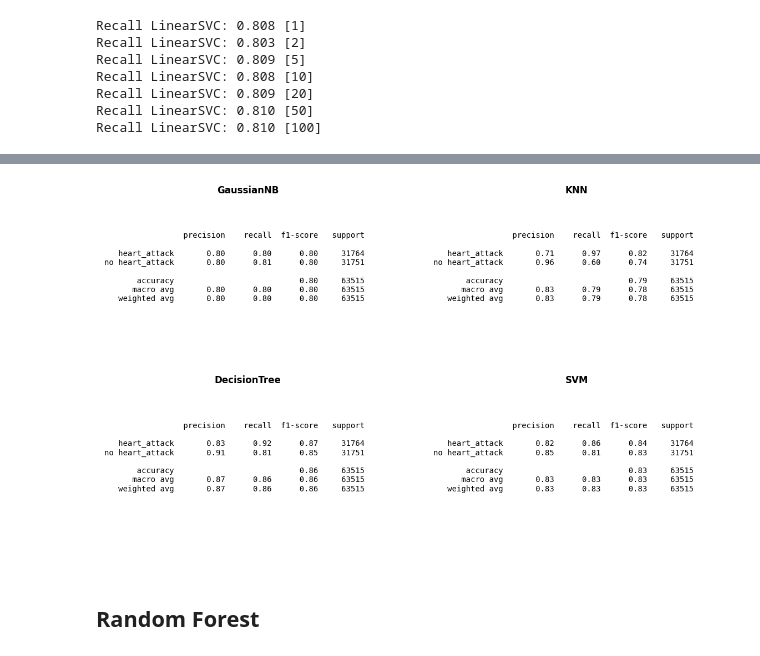
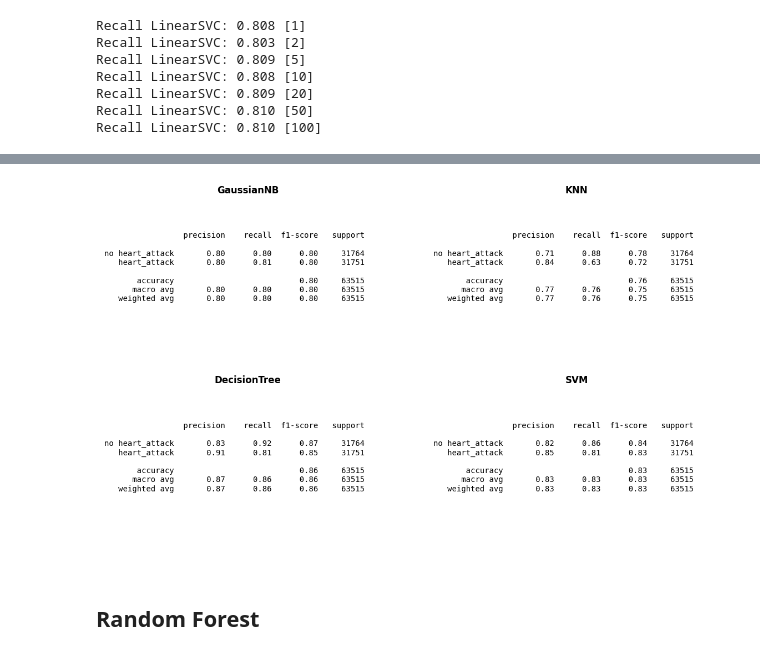
Before and after one commit to alexlafuente/heart_attack_prediction_md, a Jupyter notebook: meta_learning.ipynb, the cells around one changed output, grey strips where cells are left out. Cells and saved outputs as stored; diff of their text form; code cells hidden in the pictures.

```diff
--- a/meta_learning.ipynb
+++ b/meta_learning.ipynb
@@ -147,11 +173,9 @@ plt.show()
 # %% [output]
 [figure]
 # %%
-# Define base classifiers (untrained here, VotingClassifier will fit)
 modelGaussianNB = GaussianNB()
 modelKNN = KNeighborsClassifier(metric='manhattan', n_neighbors=3, weights='distance')
 modelDT = DecisionTreeClassifier(criterion='entropy', random_state=1)
-##modelSVM = SVC(C=10, max_iter=10000, probability = True) ##does not run
 modelSVM = LinearSVC(C=5, max_iter=10000,random_state=1) ##SVC roule pas, donc on ne peut pas faire soft voting
 
 # Create VotingClassifier with these estimators
@@ -177,7 +201,11 @@ params = {
         [1, 2, 2, 1],
         [1, 1, 2, 2],
         [2, 1, 1, 2],
-        [2, 2, 2, 2]
+        [2, 1, 2, 2], ## to see
+        [2, 1, 3, 2],
+        [2, 2, 2, 3],
+        [3, 2, 3, 3],
+        [3, 1, 3, 3]
     ]
 }
 
@@ -202,15 +230,15 @@ from sklearn.metrics import ConfusionMatrixDisplay
 report = classification_report(
     y_test,
     modelVoting.best_estimator_.predict(X_test),
-    target_names=['heart_attack', 'no heart_attack']
+    target_names=['no heart_attack', 'heart_attack']
 )
 fig, axes = plt.subplots(1, 2, figsize=(16, 8))
 ConfusionMatrixDisplay.from_estimator(
     modelVoting.best_estimator_,
     X_test,
     y_test,
-    display_labels=['0', '1'], ## voir si je dois mettre heart_attack ou 1
-    ax=axes[0]
+    display_labels=['no heart_attack', 'heart_attack'],
+    ax=axes[0],
 )
 axes[0].set_title('Confusion Matrix')
 axes[1].axis('off')
@@ -358,36 +365,36 @@ Accuracy GNB: 0.805 [200]
 ## n_estimators depending of the results found earlier
 modelBaggingDT = BaggingClassifier(estimator=DecisionTreeClassifier(), n_estimators=50, random_state=1).fit(X_train, y_train)
 modelBaggingGaussianNB = BaggingClassifier(estimator=GaussianNB(),n_estimators=20,random_state=1).fit(X_train, y_train)
-modelBaggingKNN = BaggingClassifier(estimator=KNeighborsClassifier(metric='manhattan', n_neighbors=29, weights='distance'),n_estimators=20,random_state=1).fit(X_train, y_train)
-modelBaggingSVM = BaggingClassifier(estimator=LinearSVC(C=5, max_iter=10000), n_estimators=50,random_state=1).fit(X_train, y_train)
+modelBaggingKNN = BaggingClassifier(estimator=KNeighborsClassifier(metric='manhattan', n_neighbors=3, weights='distance'),n_estimators=20,random_state=1).fit(X_train, y_train)
+modelBaggingSVM = BaggingClassifier(estimator=LinearSVC(C=5, max_iter=10000), n_estimators=50, random_state=1).fit(X_train, y_train)
 # %%
-reportBaggingGNB = classification_report(y_test, modelBaggingGaussianNB.predict(X_test), target_names=['heart_attack', 'no heart_attack'])
-reportBaggingKNN = classification_report(y_test, modelBaggingKNN.predict(X_test), target_names=['heart_attack', 'no heart_attack'])
-reportBaggingSVM = classification_report(y_test, modelBaggingSVM.predict(X_test), target_names=['heart_attack', 'no heart_attack'])
-reportBaggingDT = classification_report(y_test, modelBaggingDT.predict(X_test), target_names=['heart_attack', 'no heart_attack'])
+reportBaggingGNB = classification_report(y_test, modelBaggingGaussianNB.predict(X_test), target_names=['no heart_attack', 'heart_attack'])
+reportBaggingKNN = classification_report(y_test, modelBaggingKNN.predict(X_test), target_names=['no heart_attack', 'heart_attack'])
+reportBaggingSVM = classification_report(y_test, modelBaggingSVM.predict(X_test), target_names=['no heart_attack', 'heart_attack'])
+reportBaggingDT = classification_report(y_test, modelBaggingDT.predict(X_test), target_names=['no heart_attack', 'heart_attack'])
 
 
 reports = [reportBaggingGNB, reportBaggingKNN, reportBaggingDT, reportBaggingSVM]
 titles = ['GaussianNB', 'KNN', 'DecisionTree', 'SVM']
 fig, axes = plt.subplots(2, 2, figsize=(12, 7))
 axes = axes.flatten()
 
 for i, (report, title) in enumerate(zip(reports, titles)):
     axes[i].text(
         0.01, 0.80,
         report,
         fontsize=10,
         family='monospace',
         verticalalignment='top',
         horizontalalignment='left'
     )
     axes[i].axis('off')
     axes[i].set_title(title, fontsize=12, weight='bold')
 
 plt.tight_layout()
 plt.show()
 # %% [output]
-[figure, old version]
+[figure, new version]
 # %% [markdown]
 ## **Random Forest**
 # %%
```
Also changed, not shown: parts of 25 cells of this notebook.
